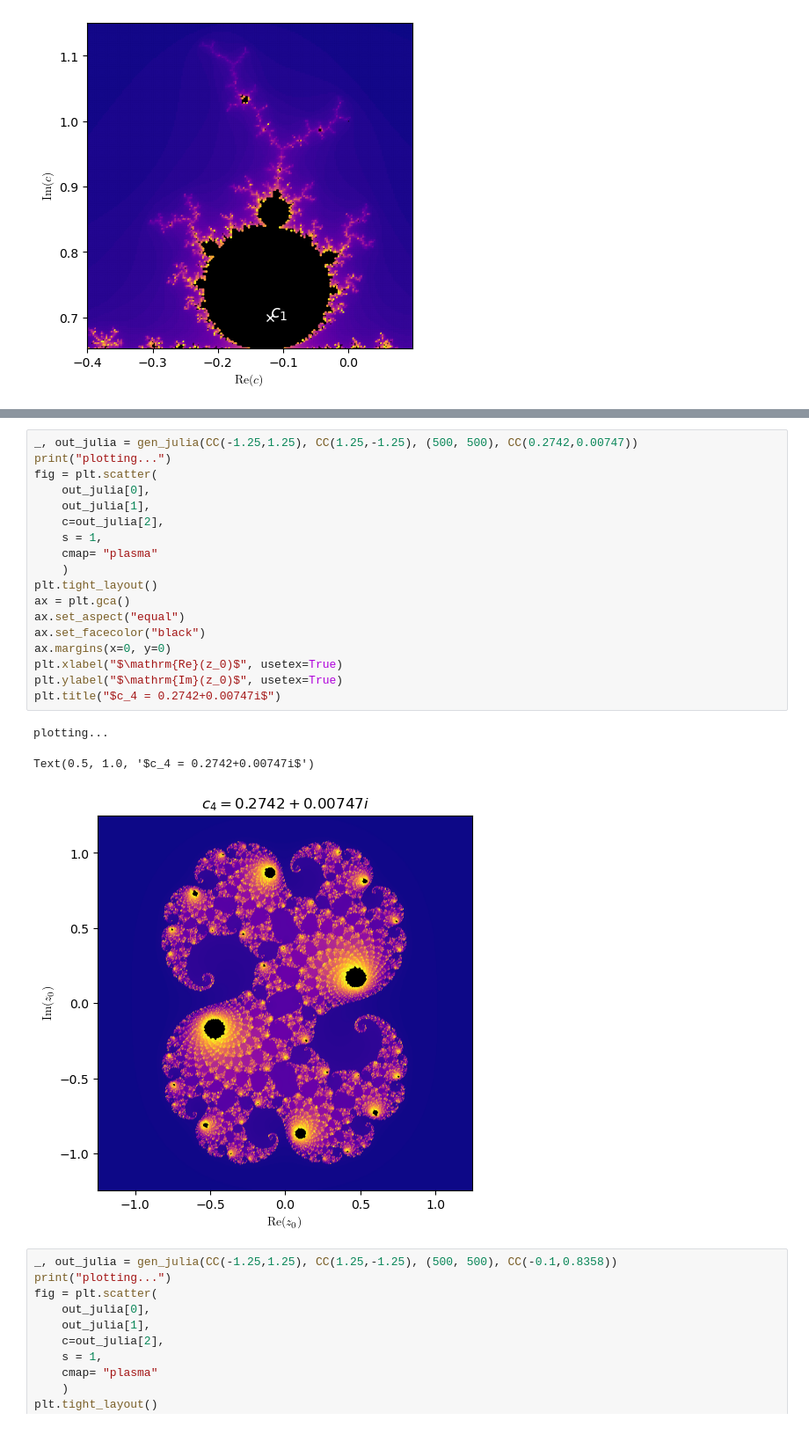
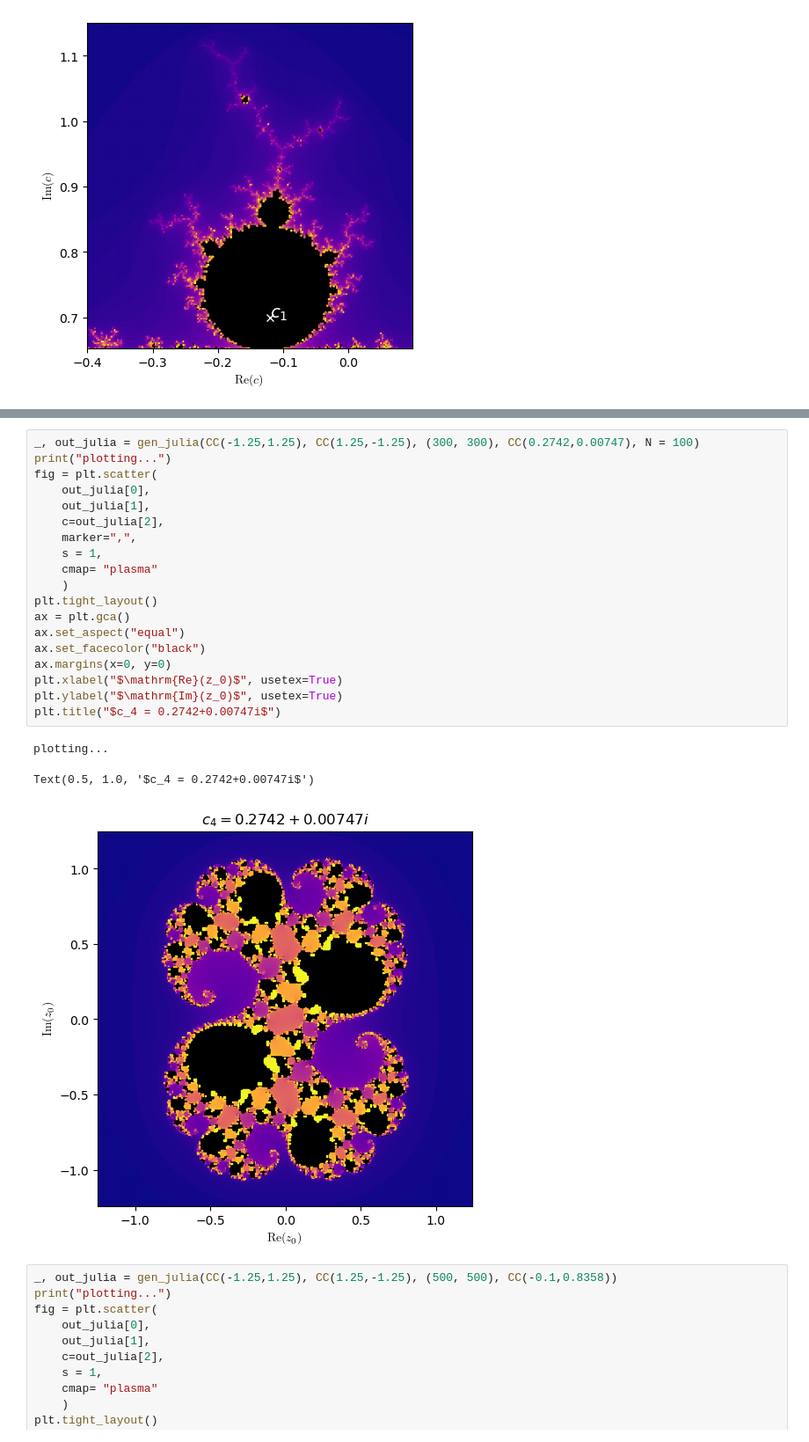
Before and after one commit to christopherwilson/HCov-Skills-Report--Julia-and-Mandelbrot, a Jupyter notebook: Mandelbrot.ipynb, the cells around one changed output, grey strips where cells are left out. Shown at 88% size. Drawn from its saved outputs; the diff is of its cells as text.

```diff
--- a/Mandelbrot.ipynb
+++ b/Mandelbrot.ipynb
@@ -256,27 +256,28 @@ plotting...
 Text(0.5, 1.0, '$c_5 = 0.3+0i$')
 [figure]
 # %%
-_, out_julia = gen_julia(CC(-1.25,1.25), CC(1.25,-1.25), (500, 500), CC(0.2742,0.00747))
+_, out_julia = gen_julia(CC(-1.25,1.25), CC(1.25,-1.25), (300, 300), CC(0.2742,0.00747), N = 100)
 print("plotting...")
 fig = plt.scatter(
     out_julia[0],
     out_julia[1],
     c=out_julia[2],
+    marker=",",
     s = 1,
     cmap= "plasma"
     )
 plt.tight_layout()
 ax = plt.gca()
 ax.set_aspect("equal")
 ax.set_facecolor("black")
 ax.margins(x=0, y=0)
 plt.xlabel("$\mathrm{Re}(z_0)$", usetex=True)
 plt.ylabel("$\mathrm{Im}(z_0)$", usetex=True)
 plt.title("$c_4 = 0.2742+0.00747i$")
 # %% [output]
 plotting...
 Text(0.5, 1.0, '$c_4 = 0.2742+0.00747i$')
-[figure, old version]
+[figure, new version]
 # %%
 _, out_julia = gen_julia(CC(-1.25,1.25), CC(1.25,-1.25), (500, 500), CC(-0.1,0.8358))
 print("plotting...")
```
Also changed, not shown: parts of 12 cells of this notebook, 4 other files.
